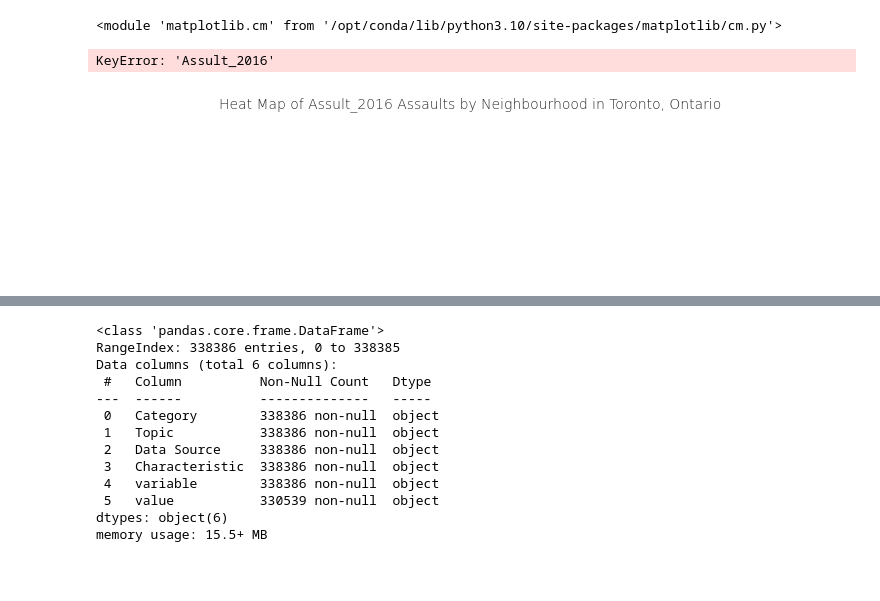
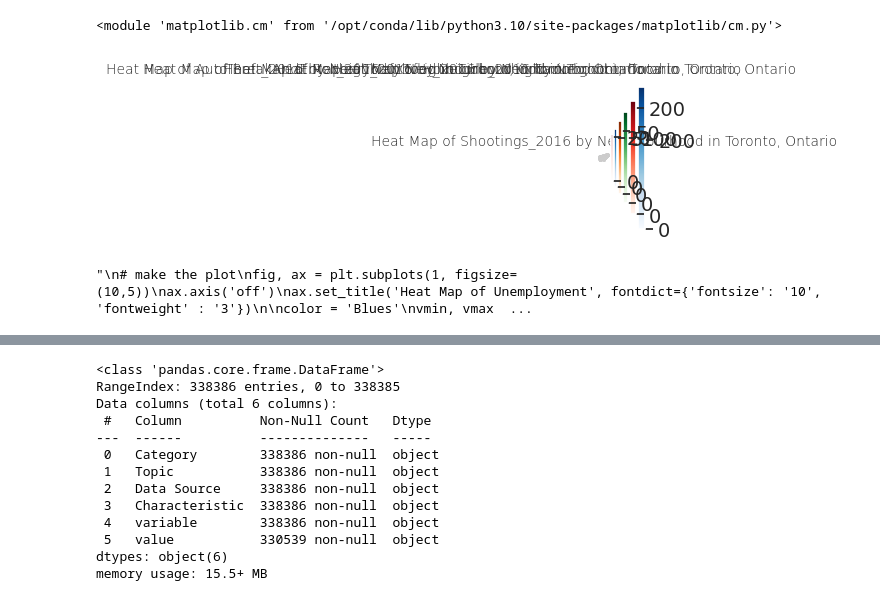
Before and after one commit to BigDru/3250_datascience_project, a Jupyter notebook: Team Project - Group 4.ipynb, the cells around one changed output, grey strips where cells are left out. Saved outputs shown, nothing was run; the diff lists cells and outputs as text; code cells hidden in the pictures; blank space fills up the shorter version.

```diff
--- a/Team Project - Group 4.ipynb
+++ b/Team Project - Group 4.ipynb
@@ -123,7 +123,8 @@ mpltlib.cm.
 %%capture --no-display
 # make smaller plots so we can visually compare them
 crimes_of_interest_column_names = ["Assult_2016", "AutoTheft_2016", "BreakAndEnter_2016", "Robbery_2016", "TheftOver_2016", "Homicide_2016", "Shootings_2016"]
-colors = plt.cm.Sequential
+#colors = plt.cm.Sequential
+colors = ["Oranges", "Blues", "Reds", "Greens"]
 
 # make the plots
 fig, axs = plt.subplots(ncols=len(crimes_of_interest), figsize=(5,2))
@@ -140,36 +141,36 @@ for i in range(1, len(crimes_of_interest)):
     color = colors[i % len(colors)]
     vmin, vmax = 0, merged[crime_column].max()
     scalar_mappable = mpltlib.cm.ScalarMappable(norm=plt.Normalize(vmin=vmin, vmax=vmax), cmap=color)
     #scalar_mappable._A = []
     cbar = fig.colorbar(scalar_mappable)
     cbar.ax.tick_params(labelsize=14)
 
-    merged.plot('Assault_2016', cmap=color, linewidth=0.8, ax=ax, edgecolor='0.8', figsize=(5,2))
+    merged.plot(crime_column, cmap=color, linewidth=0.8, ax=ax, edgecolor='0.8', figsize=(5,2))
 
 
 plt.show()
 
 #####################
 '''
 # make the plot
 fig, ax = plt.subplots(1, figsize=(10,5))
 ax.axis('off')
 ax.set_title('Heat Map of Unemployment', fontdict={'fontsize': '10', 'fontweight' : '3'})
 
 color = 'Blues'
 vmin, vmax = 0, 231
 sm = plt.cm.ScalarMappable(cmap=color, norm=plt.Normalize(vmin=vmin, vmax=vmax))
 sm._A = []
 cbar = fig.colorbar(sm)
 cbar.ax.tick_params(labelsize=20)
 
 merged.plot('Assault_2016', cmap=color, linewidth=0.8, ax=ax, edgecolor='0.8', figsize=(10,5))
 
 plt.show()
 '''
 # %% [output]
+[figure, new version]
-KeyError: 'Assult_2016'
+"\n# make the plot\nfig, ax = plt.subplots(1, figsize=(10,5))\nax.axis('off')\nax.set_title('Heat Map of Unemployment', fontdict={'fontsize': '10', 'fontweight' : '3'})\n\ncolor = 'Blues'\nvmin, vmax  ...
-[figure, old version]
 # %%
 profiles[['Category','Topic', 'Data Source', 'Characteristic', 'Casa Loma']]
 # %% [output]
```
